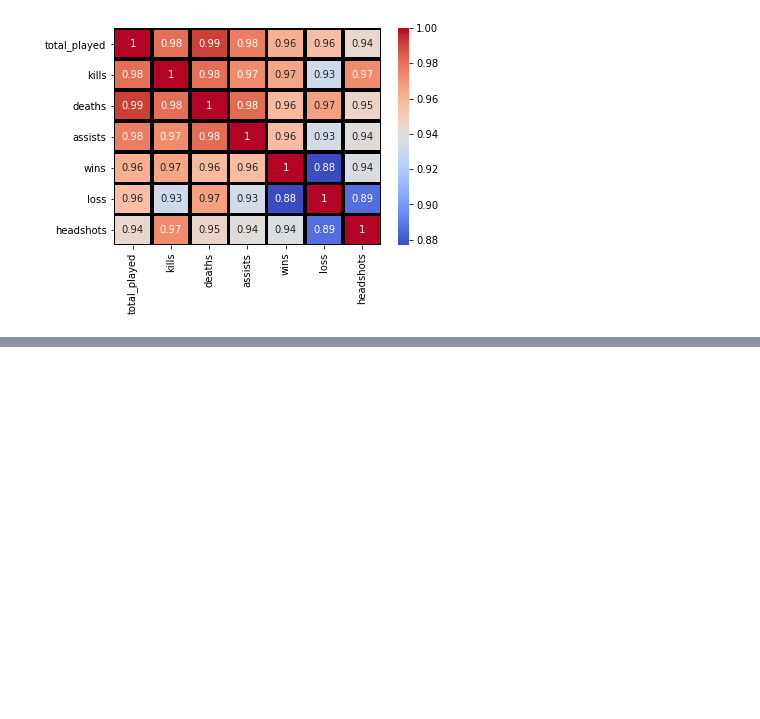
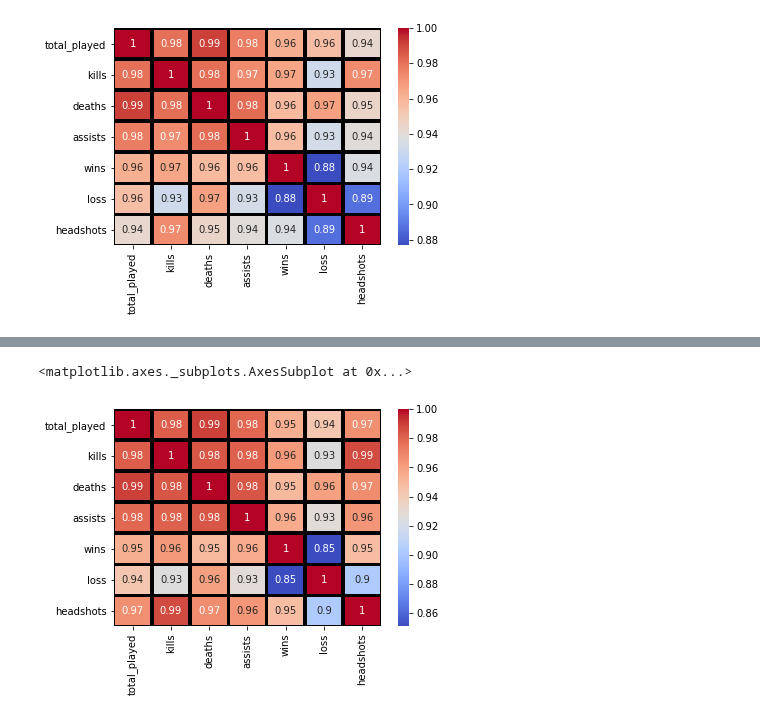
Before and after one commit to victor-s-santos/DataAnalystic-Test, a Jupyter notebook: python-notebooks/Analysis.ipynb, the cells around one changed output, grey strips where cells are left out. Saved outputs shown, nothing was run; the diff lists cells and outputs as text; code cells hidden in the pictures; blank space fills up the shorter version.

```diff
--- a/python-notebooks/Analysis.ipynb
+++ b/python-notebooks/Analysis.ipynb
@@ -265,0 +318,7 @@ figure2.savefig('../images/heatmap_chart_monthly.png', dpi=400)
+# %%
+heatmap_chart_monthly = sns.heatmap(my_df2.corr(method ='spearman'), annot = True, fmt='.2g',
+            cmap= 'coolwarm', linewidths=2.5, linecolor='black')
+heatmap_chart_monthly
+# %% [output]
+<matplotlib.axes._subplots.AxesSubplot at 0x...>
+[figure, added]
```
Also changed, not shown: parts of 18 cells of this notebook, 9 other files.
